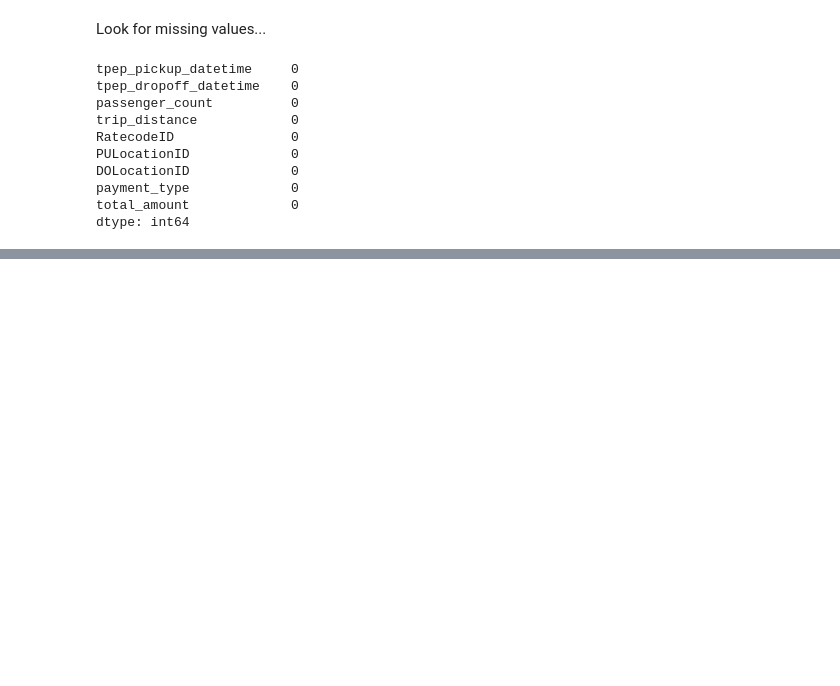
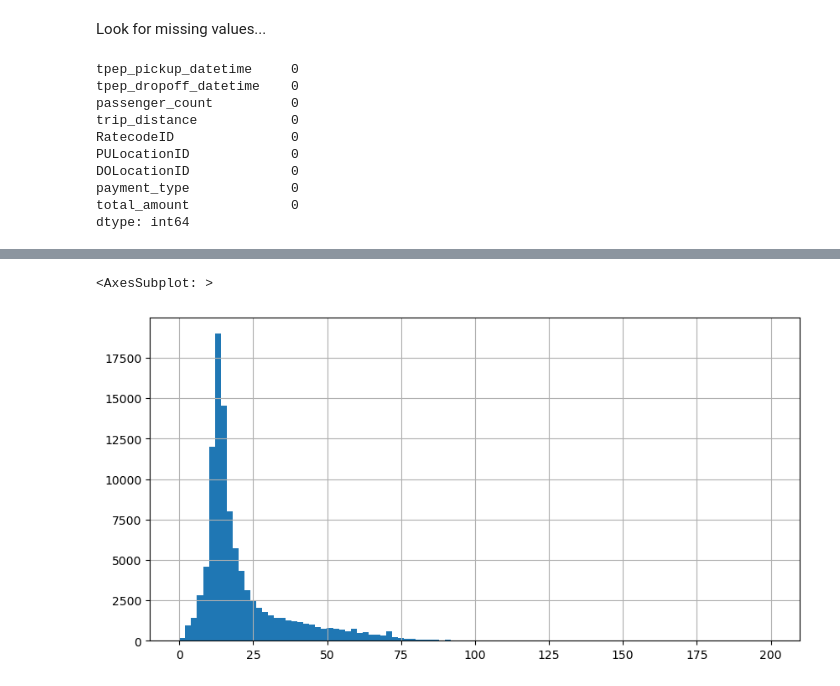
Before and after one commit to tsambruni/NY-Taxi-Analysis, a Jupyter notebook: Presentable notebook.ipynb, the cells around one changed output, grey strips where cells are left out. Drawn from its saved outputs; the diff is of its cells as text; code cells hidden in the pictures; blank space fills up the shorter version.

```diff
--- a/Presentable notebook.ipynb
+++ b/Presentable notebook.ipynb
@@ -204,0 +348,5 @@ dtype: int64
+# %%
+taxi_grouped_by_region['total_amount'].hist(figsize=(10,5), bins=100)
+# %% [output]
+<AxesSubplot: >
+[figure, added]
```
Also changed, not shown: parts of 19 cells of this notebook, 1 other file.
